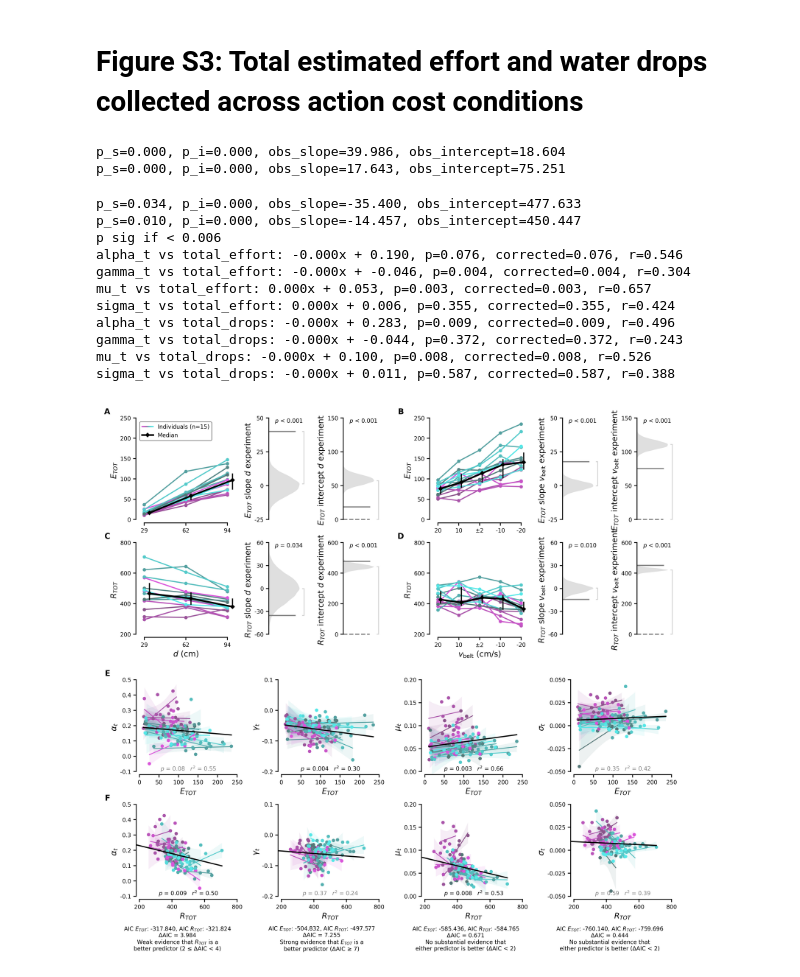
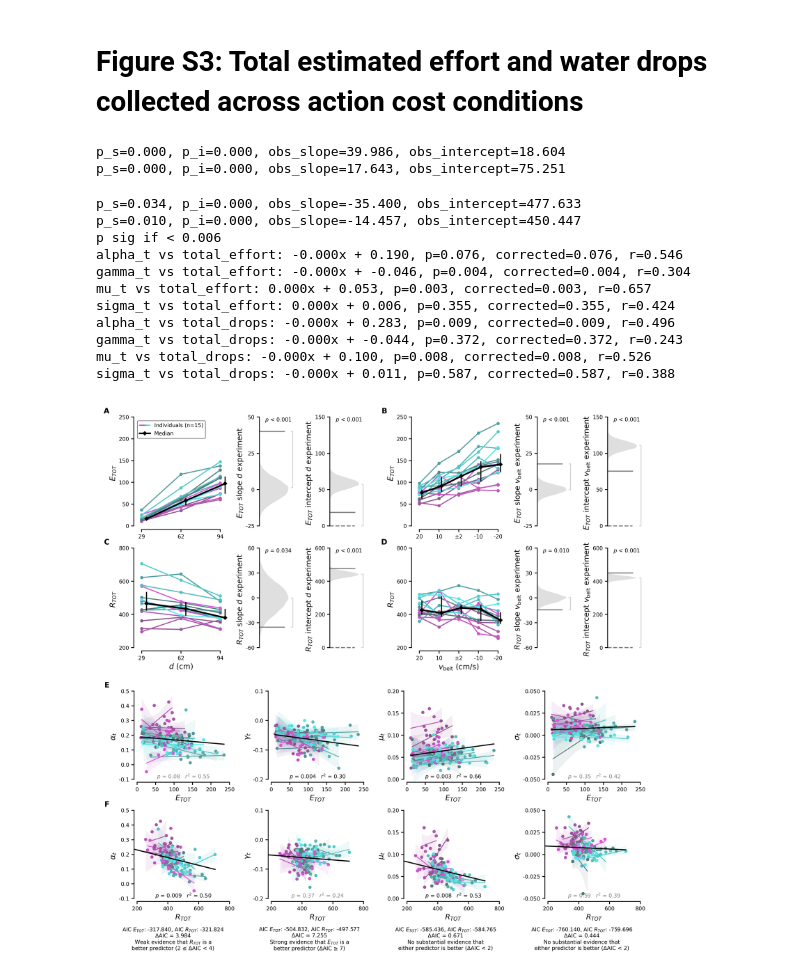
Before and after one commit to HeathenToaster/RunningFastAndSlow, a Jupyter notebook: Figure_S3.ipynb, the cells around one changed output. Cells and saved outputs as stored; diff of their text form; code cells hidden in the pictures.

```diff
--- a/Figure_S3.ipynb
+++ b/Figure_S3.ipynb
@@ -586,9 +586,9 @@ sigma_t vs total_drops: -0.000x + 0.011, p=0.587, corrected=0.587, r=0.388
 # %% [markdown]
 # Figure S3: Total estimated effort and water drops collected across action cost conditions
 # %%
-fig = plt.figure(figsize=(cm2inch(18), cm2inch(17)), constrained_layout=True, facecolor='w', dpi=600)
+fig = plt.figure(figsize=(cm2inch(18), cm2inch(18)), constrained_layout=True, facecolor='w', dpi=600)
 
-gs0 = fig.add_gridspec(6, 1, wspace=.5, hspace=.5, height_ratios=[1, 1, .1, 1, 1, .25])
+gs0 = fig.add_gridspec(6, 1, wspace=.5, hspace=.5, height_ratios=[1.1, 1.1, .1, 1, 1, .25])
 row1 = gs0[0].subgridspec(1, 7, wspace=.5, hspace=.5, width_ratios=[2.5, 1, 1, .1, 2.5, 1, 1])
 total_effort_distance = plt.subplot(row1[0])
 total_effort_distance_slope = plt.subplot(row1[1])
@@ -647,31 +647,31 @@ FigureSX(df, "total_drops", "alpha_t", _plot=True, ax=ax_total_drops_alpha_t)
 FigureSX(df, "total_drops", "gamma_t", _plot=True, ax=ax_total_drops_gamma_t)
 FigureSX(df, "total_drops", "mu_t", _plot=True, ax=ax_total_drops_mu_t)
 FigureSX(df, "total_drops", "sigma_t", _plot=True, ax=ax_total_drops_sigma_t)
 
 plot_rule_of_thumb('alpha_t', ax=ax_rot_alpha_t)
 plot_rule_of_thumb('gamma_t', ax=ax_rot_gamma_t)
 plot_rule_of_thumb('mu_t', ax=ax_rot_mu_t)
 plot_rule_of_thumb('sigma_t', ax=ax_rot_sigma_t)
 
 add_all_letters([total_effort_distance, total_effort_vbelt, total_drops_distance, total_drops_vbelt, ax_total_effort_alpha_t, ax_total_drops_alpha_t],
                 ["A", "B", "C", "D", "E", "F"])
 
 plt.savefig("./Figures_paper/Figure_S3.pdf", facecolor='w',
         edgecolor='none', bbox_inches='tight', format="pdf", dpi=600)
 plt.savefig("./Figures_paper/Figure_S3.svg", facecolor='w',
         edgecolor='none', bbox_inches='tight', format="svg", dpi=600)
 # %% [output]
 p_s=0.000, p_i=0.000, obs_slope=39.986, obs_intercept=18.604
 p_s=0.000, p_i=0.000, obs_slope=17.643, obs_intercept=75.251
 p_s=0.034, p_i=0.000, obs_slope=-35.400, obs_intercept=477.633
 p_s=0.010, p_i=0.000, obs_slope=-14.457, obs_intercept=450.447
 p sig if < 0.006
 alpha_t vs total_effort: -0.000x + 0.190, p=0.076, corrected=0.076, r=0.546
 gamma_t vs total_effort: -0.000x + -0.046, p=0.004, corrected=0.004, r=0.304
 mu_t vs total_effort: 0.000x + 0.053, p=0.003, corrected=0.003, r=0.657
 sigma_t vs total_effort: 0.000x + 0.006, p=0.355, corrected=0.355, r=0.424
 alpha_t vs total_drops: -0.000x + 0.283, p=0.009, corrected=0.009, r=0.496
 gamma_t vs total_drops: -0.000x + -0.044, p=0.372, corrected=0.372, r=0.243
 mu_t vs total_drops: -0.000x + 0.100, p=0.008, corrected=0.008, r=0.526
 sigma_t vs total_drops: -0.000x + 0.011, p=0.587, corrected=0.587, r=0.388
-[figure, old version]
+[figure, new version]
```
Also changed, not shown: 8 other files.
